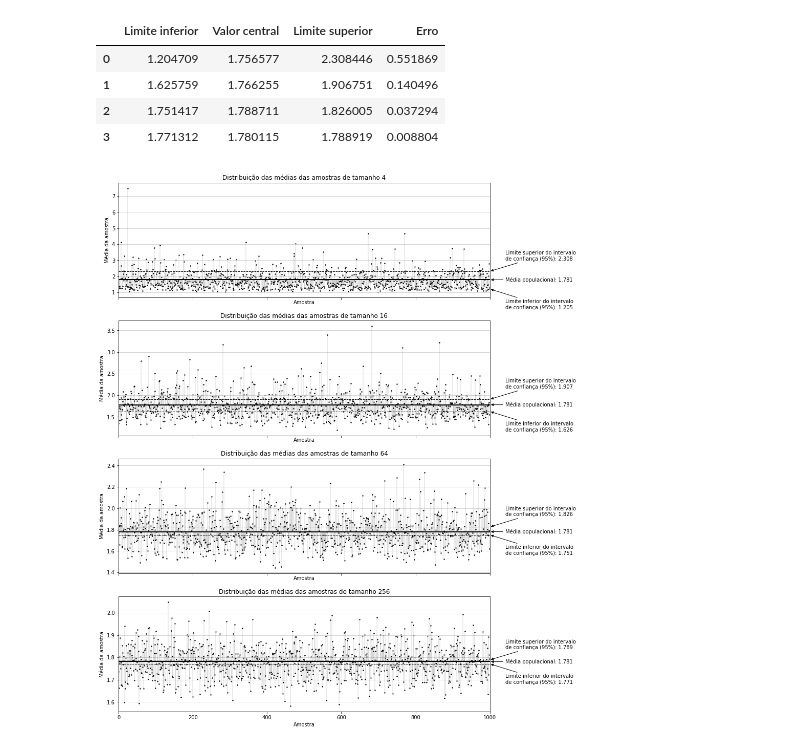
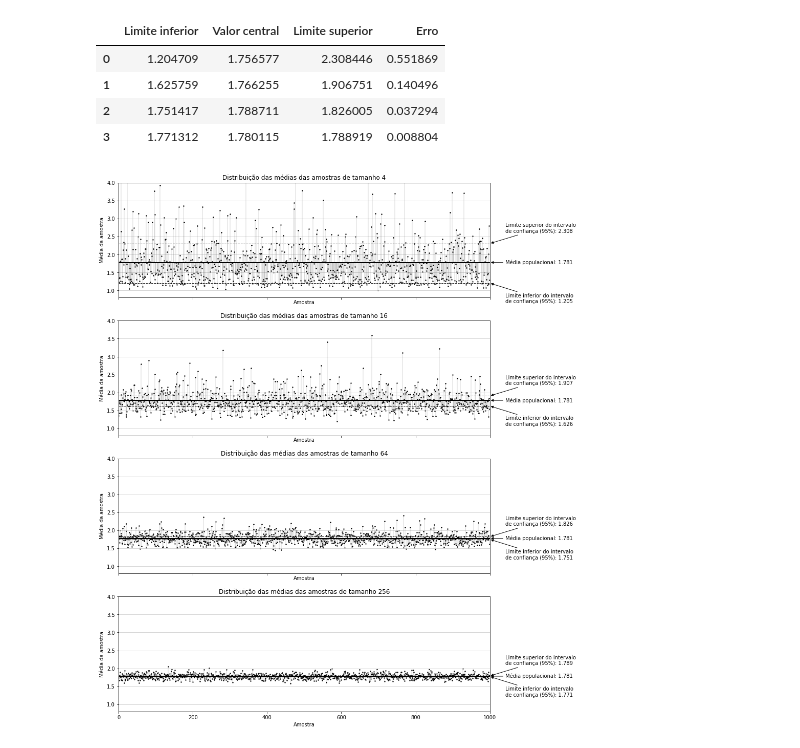
Before and after one commit to cleberjamaral/EstatisticaTYU, a Jupyter notebook: Python_Lista3/T3 - P1 Distribuição Amostral da Média.ipynb, the cells around one changed output. Saved outputs shown, nothing was run; the diff lists cells and outputs as text; code cells hidden in the pictures.

```diff
--- a/Python_Lista3/T3 - P1 Distribuição Amostral da Média.ipynb
+++ b/Python_Lista3/T3 - P1 Distribuição Amostral da Média.ipynb
@@ -197,7 +200,7 @@ df1d
 | 2 | 1.751417 | 1.788711 | 1.826005 | 0.037294 |
 | 3 | 1.771312 | 1.780115 | 1.788919 | 0.008804 |
 # %%
-fig, ax = plt.subplots(nrows=4, ncols=1, sharex=True, figsize=(13, 19))
+fig, ax = plt.subplots(nrows=4, ncols=1, sharex=True, sharey=True, figsize=(13, 19))
 
 data = (mean4, mean16, mean64, mean256)
 
@@ -205,31 +208,32 @@ for i in range(0,4):
     ax[i].vlines(x=range(0,1000), ymin=df["Renda"].mean(), ymax=data[i], alpha=0.4, lw=0.4)
     ax[i].scatter(range(0,1000), data[i], s=2, color='black')
 
     ax[i].grid(axis="y", color=default_grid_color)
     ax[i].set_xbound((0,1000))
+    ax[i].set_ybound((0.8, 4))
     ax[i].set(title="Distribuição das médias das amostras de tamanho" + " " + str(4**(1+i)), xlabel="Amostra", ylabel="Média da amostra")
 
     # Insere linnha de média populacional e limites de confiança
     ax[i].axhline(y=df["Renda"].mean(), color='black', linestyle='-', lw=2)
     ax[i].axhline(y=intervals_95[i][0], color='black', linestyle='--', lw=1)
     ax[i].axhline(y=intervals_95[i][2], color='black', linestyle='--', lw=1)
 
     # Insere anotação sobre a linha de média
     ax[i].annotate('Média populacional: {:0.3f}'.format(df["Renda"].mean()), xy=(1000, df["Renda"].mean()), xytext=(30, 0),
         verticalalignment='center', xycoords=('data', 'data'), textcoords='offset points',
         arrowprops=dict(arrowstyle='-|>', fc='black'))
 
     # Insere anotação sobre a linha
     ax[i].annotate('Limite inferior do intervalo\nde confiança (95%): {:0.3f}'.format(intervals_95[i][0]), xy=(1000, intervals_95[i][0]), xytext=(30, -30),
         verticalalignment='center', xycoords=('data', 'data'), textcoords='offset points',
         arrowprops=dict(arrowstyle='-|>', fc='black'))
 
     # Insere anotação sobre a linha
     ax[i].annotate('Limite superior do intervalo\nde confiança (95%): {:0.3f}'.format(intervals_95[i][2]), xy=(1000, intervals_95[i][2]), xytext=(30, 30),
         verticalalignment='center', xycoords=('data', 'data'), textcoords='offset points',
         arrowprops=dict(arrowstyle='-|>', fc='black'))
 
 # Salva figura na pasta dedicada
 plt.savefig('Dados\Q1d.png', bbox_inches='tight', dpi=dpi)
 # %% [output]
-[figure, old version]
+[figure, new version]
```
Also changed, not shown: parts of 2 cells of this notebook, 16 other files.
